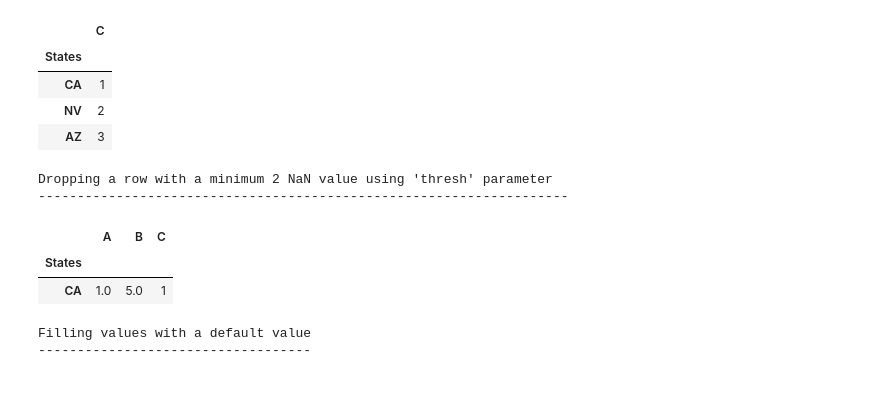
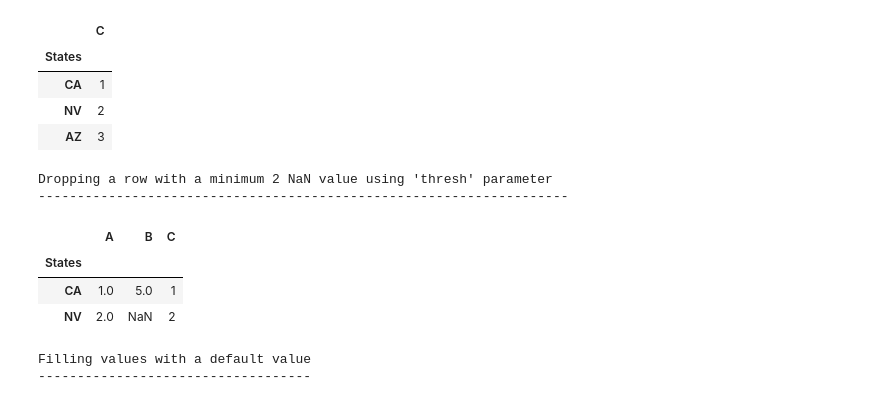
Before and after one commit to pavankumarpuppala/5.DataAnalysisOfficial, a Jupyter notebook: Pandas_data_manipulation_part3.ipynb, the cells around one changed output. Cells and saved outputs as stored; diff of their text form; code cells hidden in the pictures.

```diff
--- a/Pandas_data_manipulation_part3.ipynb
+++ b/Pandas_data_manipulation_part3.ipynb
@@ -37,13 +37,14 @@ Dropping any column with a NaN value
 | AZ | 3 |
 # %%
 print("\nDropping a row with a minimum 2 NaN value using 'thresh' parameter\n",'-'*68, sep='')
-df.dropna(axis=0, thresh=3)                   #thresh means it displays atleast 2 non-NaN values
+df.dropna(axis=0, thresh=2)                   #thresh means it displays atleast 2 non-NaN values
 # %% [output]
 Dropping a row with a minimum 2 NaN value using 'thresh' parameter
 --------------------------------------------------------------------
 |  | A | B | C |
 | States |  |  |  |
 | CA | 1.0 | 5.0 | 1 |
+| NV | 2.0 | NaN | 2 |
 # %%
 print("\nFilling values with a default value\n",'-'*35, sep='')
 df.fillna(value='FILL VALUE')
```
Also changed, not shown: parts of 8 cells of this notebook, 3 other files.
